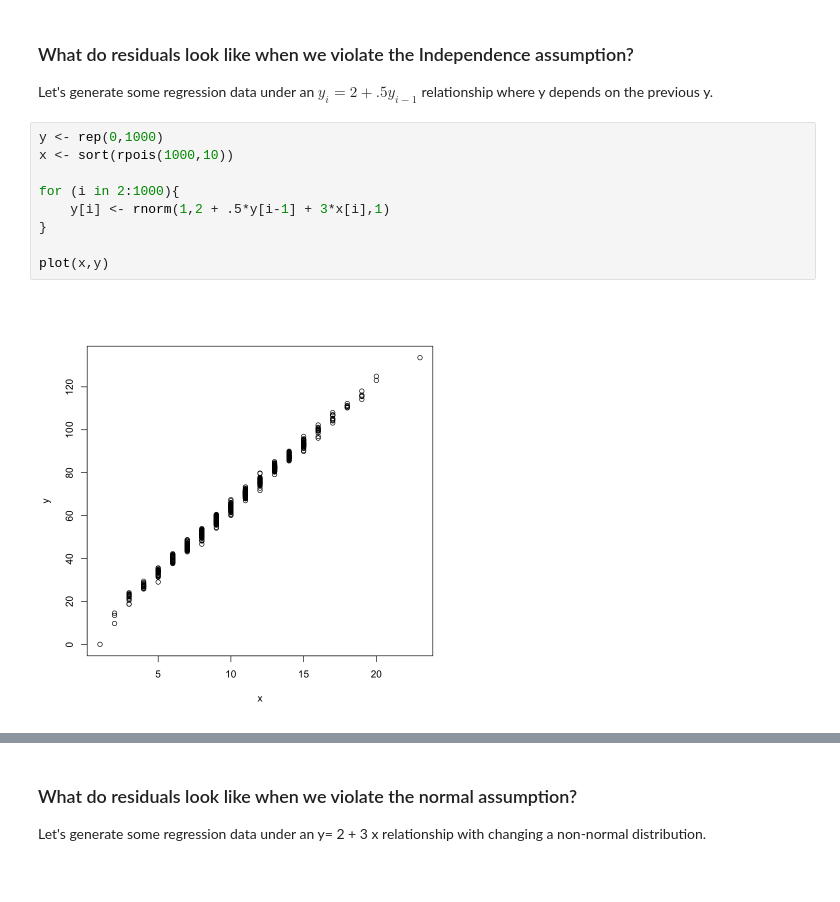
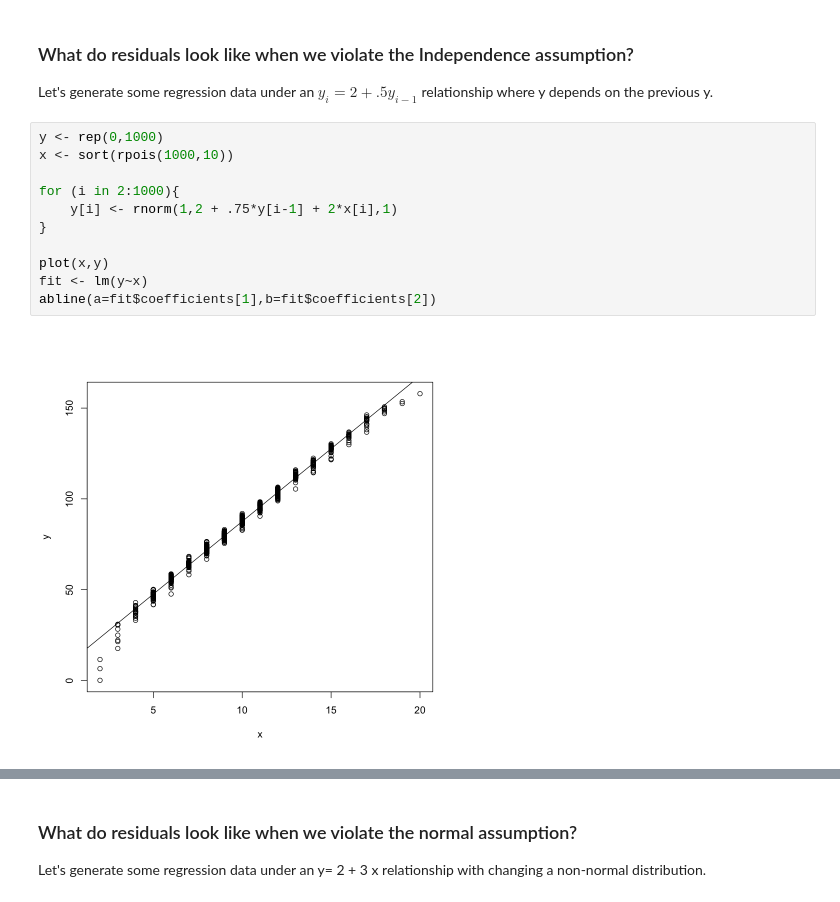
Before and after one commit to computationalUncertaintyLab/2021F_AlgLabII, a Jupyter notebook: lab08/Lab08.ipynb, the cells around one changed output, grey strips where cells are left out. Cells and saved outputs as stored; diff of their text form.

```diff
--- a/lab08/Lab08.ipynb
+++ b/lab08/Lab08.ipynb
@@ -59,14 +69,16 @@ Let's generate some regression data under an $ y_i= 2 + .5 y_{i-1}$ relationship
 # %%
 y <- rep(0,1000)
 x <- sort(rpois(1000,10))
 
 for (i in 2:1000){
-    y[i] <- rnorm(1,2 + .5*y[i-1] + 3*x[i],1)
+    y[i] <- rnorm(1,2 + .75*y[i-1] + 2*x[i],1)
 }
 
 plot(x,y)
+fit <- lm(y~x)
+abline(a=fit$coefficients[1],b=fit$coefficients[2])
 # %% [output]
-[figure, old version]
+[figure, new version]
 # %%
 hist(residuals(lm(y~x)))
 # %% [output]
```
Also changed, not shown: parts of 25 cells of this notebook, 3 other files.
